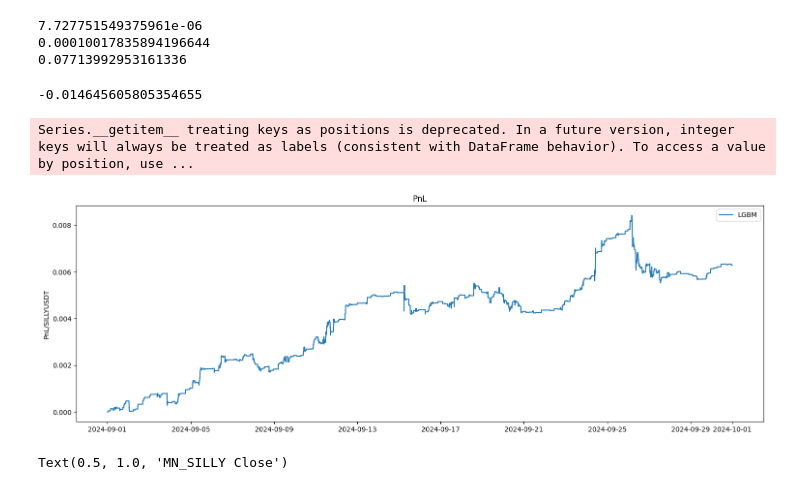
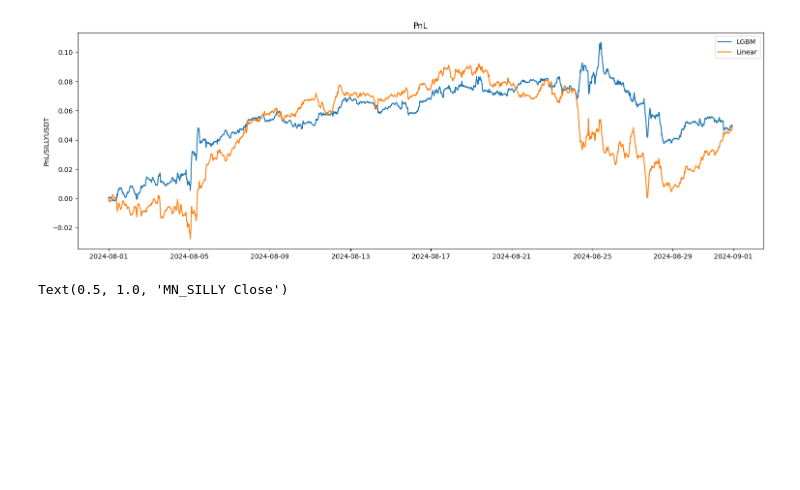
Before and after one commit to CarterTegen/TradingClub, a Jupyter notebook: tegen_analyze2.ipynb, the cells around one changed output. Cells and saved outputs as stored; diff of their text form; code cells hidden in the pictures; blank space fills up the shorter version.

```diff
--- a/tegen_analyze2.ipynb
+++ b/tegen_analyze2.ipynb
@@ -235,22 +327,24 @@ mn_silly.set_index(mn_silly.time, inplace=True)
 mn_silly = mn_silly.sort_index()
 
 
-prediction = pd.DataFrame(index = X_test.index)
-prediction["pred"] = y_pred_test
-prediction["pred_linear"] = y_pred_test_linear
+prediction = pd.DataFrame(index = X_val.index)
+prediction["pred"] = y_pred_val
+prediction["pred_linear"] = y_pred_val_linear
 mn_silly[["pred", "pred_linear"]] = prediction
-mn_silly = mn_silly[mn_silly.time >= train_time]
+mn_silly = mn_silly[(mn_silly.time >= val_date) & (mn_silly.time < test_date)]
 
-
-spread = 0.0012 + 0.00055
-mn_silly["next_change"] = mn_silly["mn_close"].shift(-1) - mn_silly["mn_close"]
-mn_silly["change"] = np.where(np.abs(mn_silly["pred"]) > 0.0016, np.where(mn_silly["pred"] > 0, mn_silly["next_change"], -mn_silly["next_change"]) - spread * mn_silly["close"], 0)
+margin = 0.0011 + 2*0.00055
+margin = 0.000
+bp = 0.01/100
+mn_silly["next_change"] = mn_silly["mn_close"].shift(-12) - mn_silly["mn_close"]
+mn_silly["change"] = np.where(np.abs(mn_silly["pred"]) > (margin - 0 * bp), np.where(mn_silly["pred"] > 0, mn_silly["next_change"], -mn_silly["next_change"]) - margin * mn_silly["close"], 0)
 mn_silly["pl"] = mn_silly["change"].cumsum()
 
-mn_silly["change_linear"] = np.where(np.abs(mn_silly["pred_linear"]) > 0.0001, np.where(mn_silly["pred_linear"] > 0, mn_silly["next_change"], -mn_silly["next_change"]) - spread * mn_silly["close"], 0)
+mn_silly["change_linear"] = np.where(np.abs(mn_silly["pred_linear"]) > (margin + 0 * bp), np.where(mn_silly["pred_linear"] > 0, mn_silly["next_change"], -mn_silly["next_change"]) - margin * mn_silly["close"], 0)
 mn_silly["pl_linear"] = mn_silly["change_linear"].cumsum()
-print(mn_silly["pl"].iloc[-3])
+
 print(mean := np.mean(mn_silly["change"][mn_silly["change"]!=0]))
 print(std := np.std(mn_silly["change"][mn_silly["change"]!=0]))
 print(sharpe := mean/std)
+print(mn_silly["pl"][mn_silly.index<test_date].iloc[-13])
 # %% [output]
@@ -274,27 +355,14 @@ Name: change, Length: 8641, dtype: float64
-# %%
-print(mean := np.mean(mn_silly["change"][mn_silly["change"]!=0]))
-print(std := np.std(mn_silly["change"][mn_silly["change"]!=0]))
-print(mean/std)
-# %% [output]
-7.727751549375961e-06
-0.00010017835894196644
-0.07713992953161336
-# %%
-print(mn_silly["mn_close"][-1])
-# %% [output]
--0.014645605805354655
-Series.__getitem__ treating keys as positions is deprecated. In a future version, integer keys will always be treated as labels (consistent with DataFrame behavior). To access a value by position, use ...
 # %%
 plt.figure(figsize=(15,5))
 plt.plot(mn_silly["pl"])
-# plt.plot(mn_silly["pl_linear"])
+plt.plot(mn_silly["pl_linear"])
 plt.tight_layout()
 plt.ylabel("PnL/SILLYUSDT")
 plt.title("PnL")
 plt.legend(["LGBM", "Linear"])
 plt.show()
 # %% [output]
-[figure, old version]
+[figure, new version]
 # %%
 plt.figure(figsize=(15,5))
 plt.plot(mn_silly["close"])
```
Also changed, not shown: parts of 13 cells of this notebook, 2 other files.
